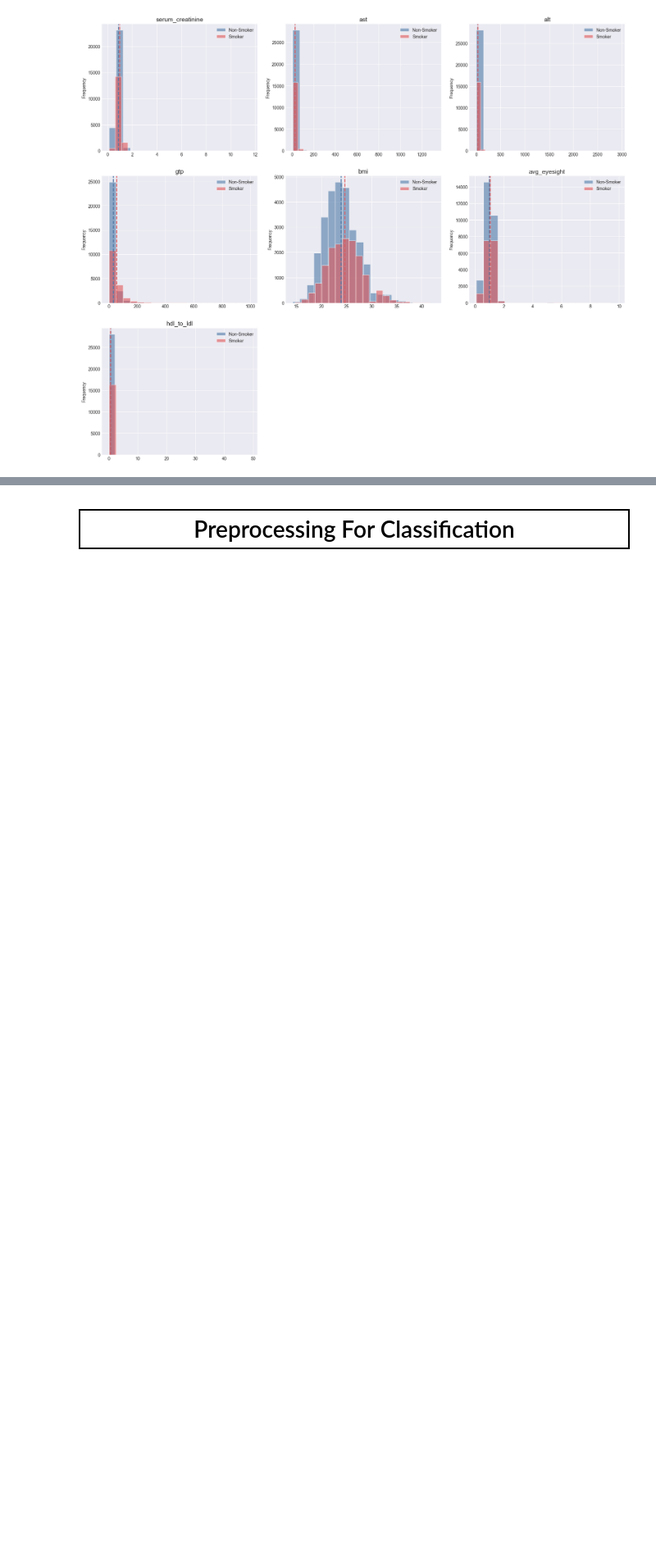
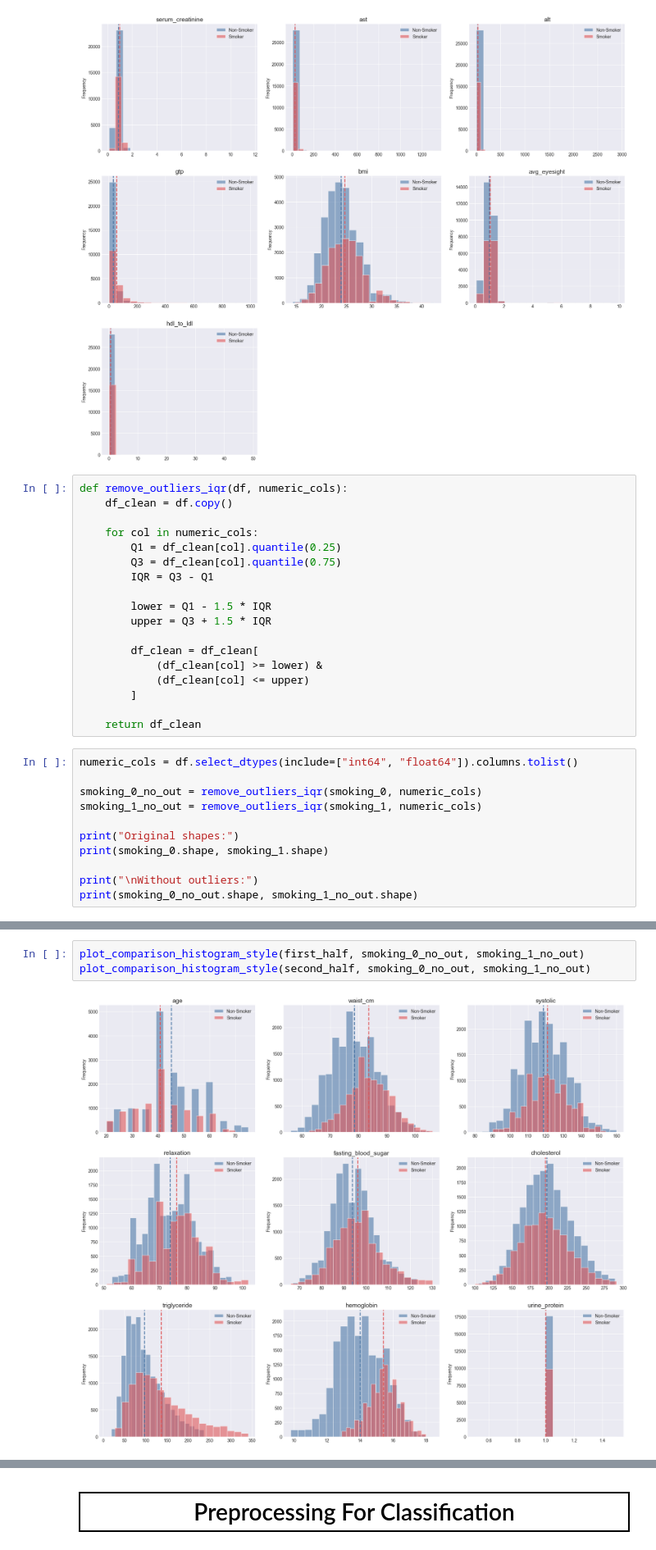
Before and after one commit to JeroHoyos/PredictiveAnalytics-Projects, a Jupyter notebook: body_signals_of_smoking/body_signals_of_smoking.ipynb, the cells around one changed output, grey strips where cells are left out. Shown at 82% size. Cells and saved outputs as stored; diff of their text form; blank space fills up the shorter version.

```diff
--- a/body_signals_of_smoking/body_signals_of_smoking.ipynb
+++ b/body_signals_of_smoking/body_signals_of_smoking.ipynb
@@ -428,3 +537,32 @@ plot_comparison_histogram_style(second_half, smoking_0, smoking_1)
 # %% [output]
 [figure]
 [figure]
+# %%
+def remove_outliers_iqr(df, numeric_cols):
+    df_clean = df.copy()
+
+    for col in numeric_cols:
+        Q1 = df_clean[col].quantile(0.25)
+        Q3 = df_clean[col].quantile(0.75)
+        IQR = Q3 - Q1
+
+        lower = Q1 - 1.5 * IQR
+        upper = Q3 + 1.5 * IQR
+
+        df_clean = df_clean[
+            (df_clean[col] >= lower) &
+            (df_clean[col] <= upper)
+        ]
+
+    return df_clean
+# %%
+numeric_cols = df.select_dtypes(include=["int64", "float64"]).columns.tolist()
+
+smoking_0_no_out = remove_outliers_iqr(smoking_0, numeric_cols)
+smoking_1_no_out = remove_outliers_iqr(smoking_1, numeric_cols)
+
+print("Original shapes:")
+print(smoking_0.shape, smoking_1.shape)
+
+print("\nWithout outliers:")
+print(smoking_0_no_out.shape, smoking_1_no_out.shape)
@@ -430,0 +575,5 @@ plot_comparison_histogram_style(second_half, smoking_0, smoking_1)
+# %%
+plot_comparison_histogram_style(first_half, smoking_0_no_out, smoking_1_no_out)
+plot_comparison_histogram_style(second_half, smoking_0_no_out, smoking_1_no_out)
+# %% [output]
+[figure, added]
```
Also changed, not shown: parts of 17 cells of this notebook, 4 other files.
